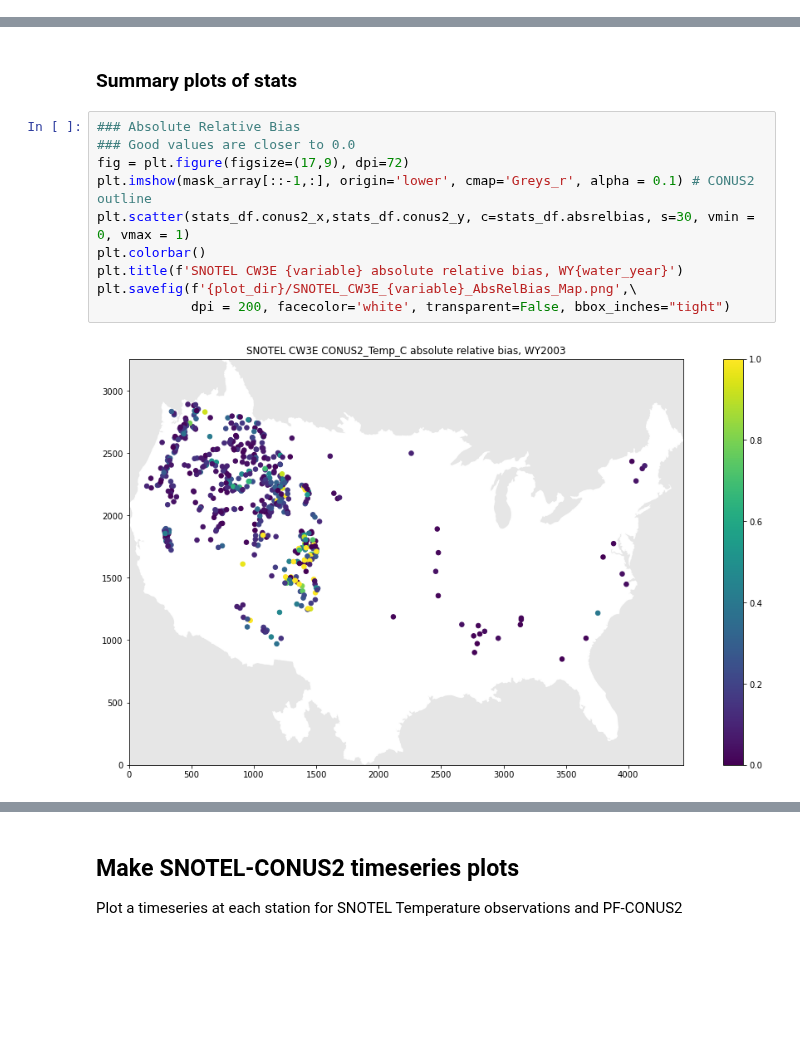
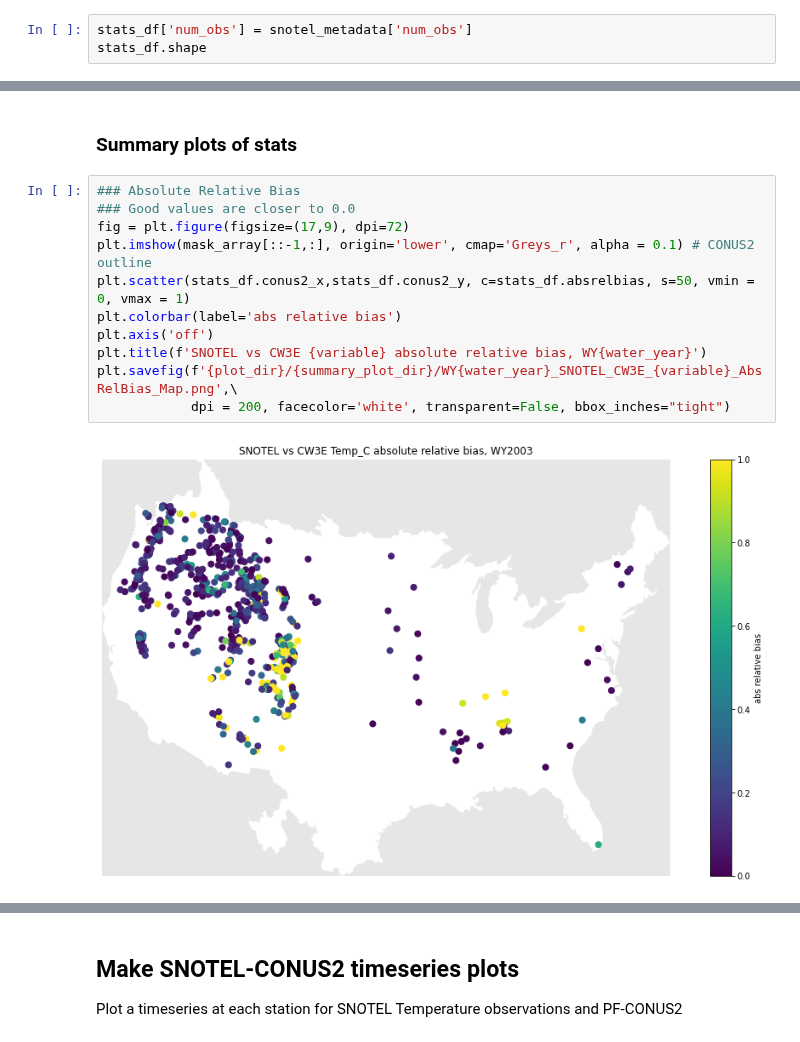
Before and after one commit to danielletijerina/PFCONUS2-analysis, a Jupyter notebook: scripts/Validation/SNOTEL/precip_temp/compare_SNOTEL_temp.ipynb, the cells around one changed output, grey strips where cells are left out. Saved outputs shown, nothing was run; the diff lists cells and outputs as text; blank space fills up the shorter version.

Commit message:
new mapping notebook and new plot overlay the CONUS2 .png

```diff
--- a/scripts/Validation/SNOTEL/precip_temp/compare_SNOTEL_temp.ipynb
+++ b/scripts/Validation/SNOTEL/precip_temp/compare_SNOTEL_temp.ipynb
@@ -405,0 +391,3 @@ stats_df.head()
+# %%
+stats_df['num_obs'] = snotel_metadata['num_obs']
+stats_df.shape
@@ -408,15 +415,16 @@ stats_df.head()
 # %%
 ### Absolute Relative Bias
 ### Good values are closer to 0.0
 fig = plt.figure(figsize=(17,9), dpi=72)
 plt.imshow(mask_array[::-1,:], origin='lower', cmap='Greys_r', alpha = 0.1) # CONUS2 outline
-plt.scatter(stats_df.conus2_x,stats_df.conus2_y, c=stats_df.absrelbias, s=30, vmin = 0, vmax = 1)
-plt.colorbar()
-plt.title(f'SNOTEL CW3E {variable} absolute relative bias, WY{water_year}')
-plt.savefig(f'{plot_dir}/SNOTEL_CW3E_{variable}_AbsRelBias_Map.png',\
+plt.scatter(stats_df.conus2_x,stats_df.conus2_y, c=stats_df.absrelbias, s=50, vmin = 0, vmax = 1)
+plt.colorbar(label='abs relative bias')
+plt.axis('off')
+plt.title(f'SNOTEL vs CW3E {variable} absolute relative bias, WY{water_year}')
+plt.savefig(f'{plot_dir}/{summary_plot_dir}/WY{water_year}_SNOTEL_CW3E_{variable}_AbsRelBias_Map.png',\
             dpi = 200, facecolor='white', transparent=False, bbox_inches="tight")
 # %% [output]
-[figure, old version]
+[figure, new version]
 # %%
 ### Relative Bias
 ### Good values are closer to 0.0, positive is PF overestimation, negative is PF underestimation
```
Also changed, not shown: parts of 35 cells of this notebook, 11 other files.
